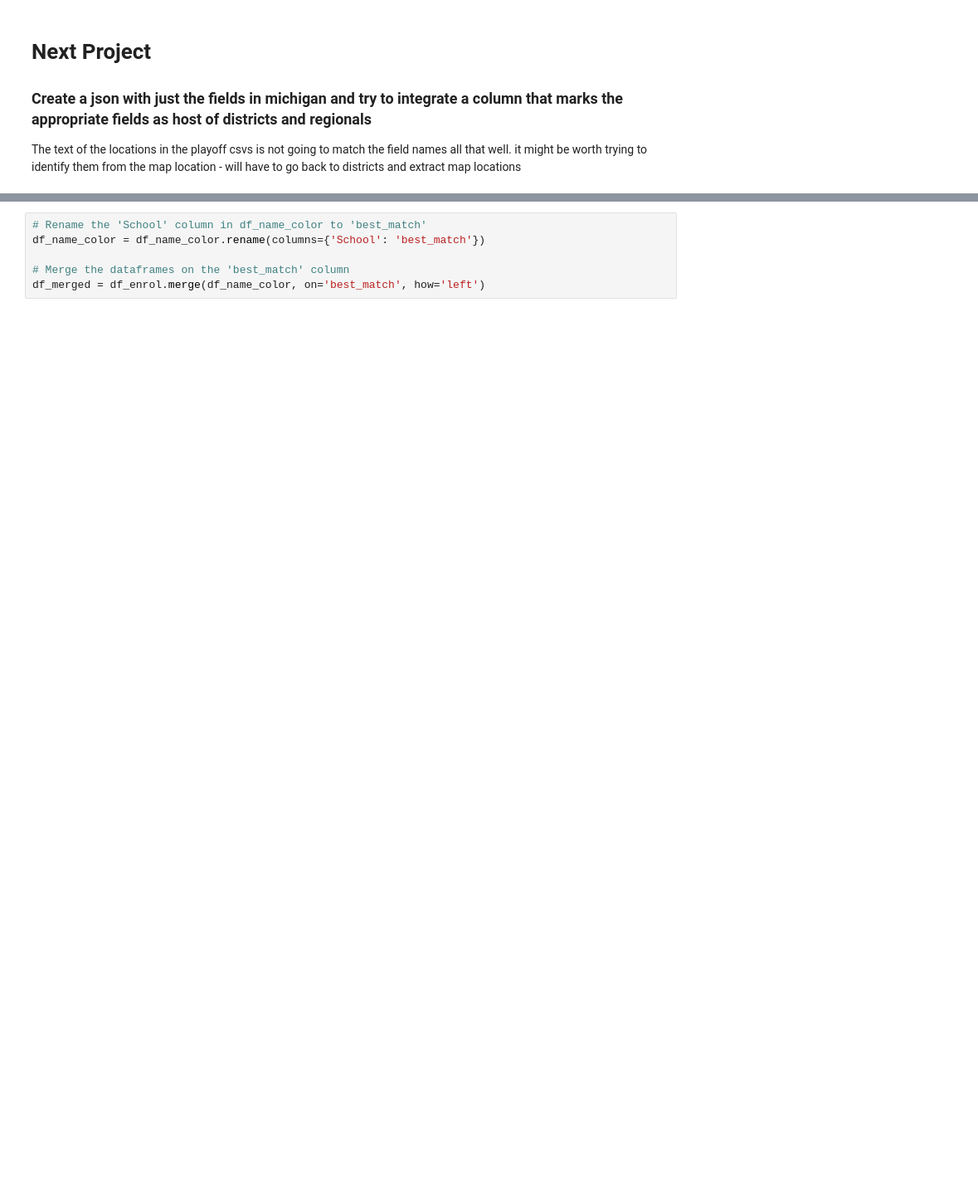
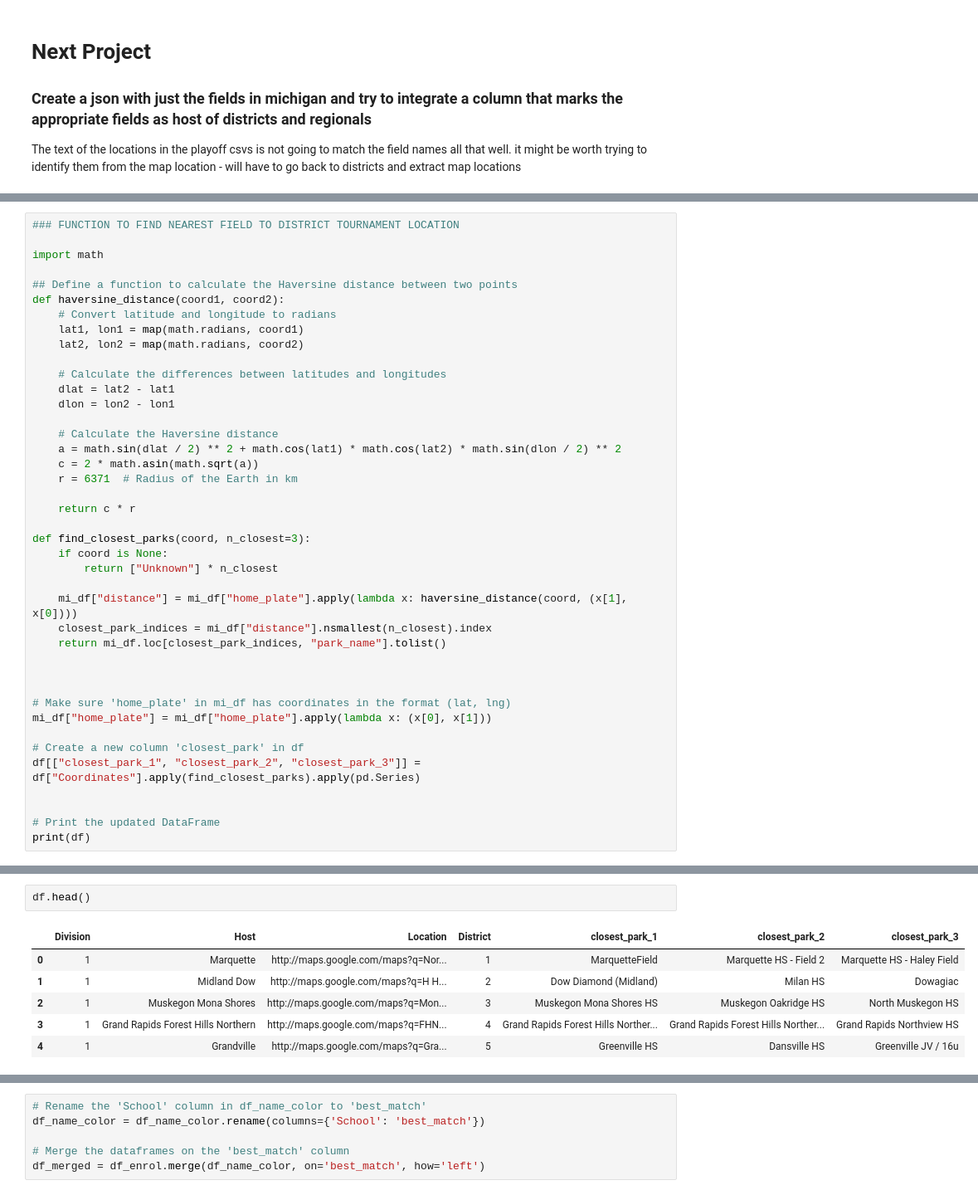
Before and after one commit to JSmith1826/BB_parks, a Jupyter notebook: quick_workbook.ipynb, the cells around one changed output, grey strips where cells are left out. Shown at 83% size. Saved outputs shown, nothing was run; the diff lists cells and outputs as text; blank space fills up the shorter version.

```diff
--- a/quick_workbook.ipynb
+++ b/quick_workbook.ipynb
@@ -314,0 +432,41 @@ df.to_csv('district_tournaments.csv', index=False)
+# %%
+### FUNCTION TO FIND NEAREST FIELD TO DISTRICT TOURNAMENT LOCATION
+
+import math
+
+## Define a function to calculate the Haversine distance between two points
+def haversine_distance(coord1, coord2):
+    # Convert latitude and longitude to radians
+    lat1, lon1 = map(math.radians, coord1)
+    lat2, lon2 = map(math.radians, coord2)
+
+    # Calculate the differences between latitudes and longitudes
+    dlat = lat2 - lat1
+    dlon = lon2 - lon1
+
+    # Calculate the Haversine distance
+    a = math.sin(dlat / 2) ** 2 + math.cos(lat1) * math.cos(lat2) * math.sin(dlon / 2) ** 2
+    c = 2 * math.asin(math.sqrt(a))
+    r = 6371  # Radius of the Earth in km
+
+    return c * r
+
+def find_closest_parks(coord, n_closest=3):
+    if coord is None:
+        return ["Unknown"] * n_closest
+
+    mi_df["distance"] = mi_df["home_plate"].apply(lambda x: haversine_distance(coord, (x[1], x[0])))
+    closest_park_indices = mi_df["distance"].nsmallest(n_closest).index
+    return mi_df.loc[closest_park_indices, "park_name"].tolist()
+
+
+
+# Make sure 'home_plate' in mi_df has coordinates in the format (lat, lng)
+mi_df["home_plate"] = mi_df["home_plate"].apply(lambda x: (x[0], x[1]))
+
+# Create a new column 'closest_park' in df
+df[["closest_park_1", "closest_park_2", "closest_park_3"]] = df["Coordinates"].apply(find_closest_parks).apply(pd.Series)
+
+
+# Print the updated DataFrame
+print(df)
@@ -314,0 +491,9 @@ df.to_csv('district_tournaments.csv', index=False)
+# %%
+df.head()
+# %% [output]
+|  | Division | Host | Location | District | closest_park_1 | closest_park_2 | closest_park_3 |
+| 0 | 1 | Marquette | http://maps.google.com/maps?q=Nor... | 1 | MarquetteField | Marquette HS - Field 2 | Marquette HS - Haley Field |
+| 1 | 1 | Midland Dow | http://maps.google.com/maps?q=H H... | 2 | Dow Diamond (Midland) | Milan HS | Dowagiac |
+| 2 | 1 | Muskegon Mona Shores | http://maps.google.com/maps?q=Mon... | 3 | Muskegon Mona Shores HS | Muskegon Oakridge HS | North Muskegon HS |
+| 3 | 1 | Grand Rapids Forest Hills Northern | http://maps.google.com/maps?q=FHN... | 4 | Grand Rapids Forest Hills Norther... | Grand Rapids Forest Hills Norther... | Grand Rapids Northview HS |
+| 4 | 1 | Grandville | http://maps.google.com/maps?q=Gra... | 5 | Greenville HS | Dansville HS | Greenville JV / 16u |
```
Also changed, not shown: parts of 24 cells of this notebook, 9 other files.
